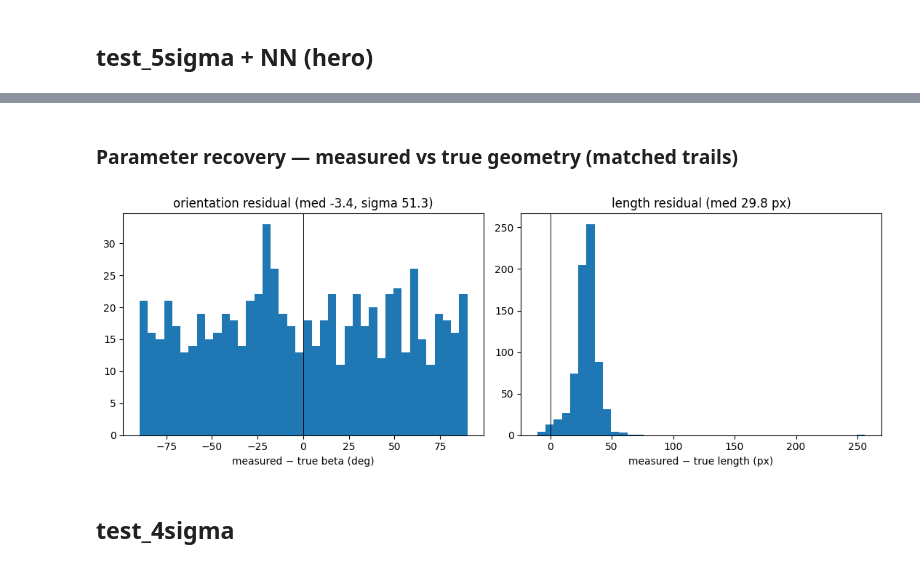
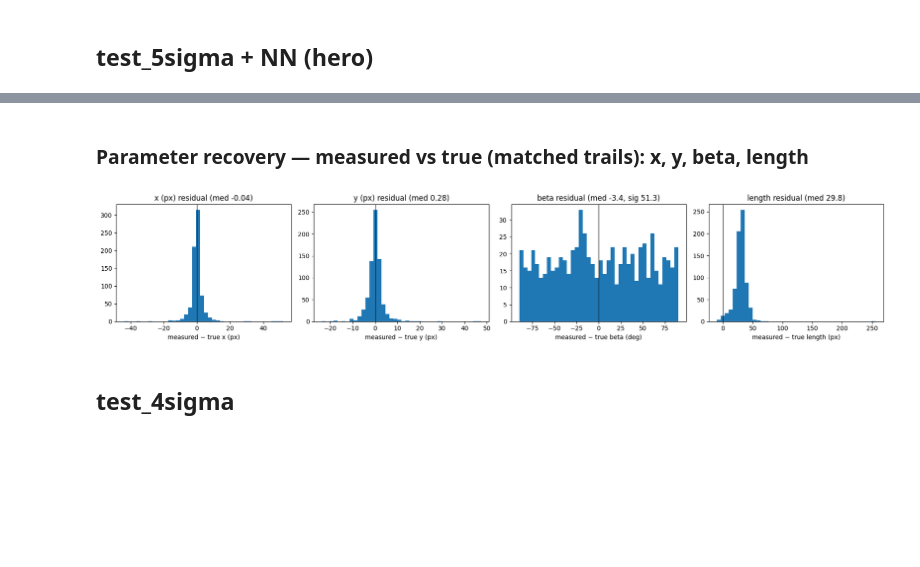
Before and after one commit to dirac-institute/Asteroid_detection_CNN, a Jupyter notebook: Evaluation/Evaluation.ipynb, the cells around one changed output, grey strips where cells are left out. Cells and saved outputs as stored; diff of their text form; code cells hidden in the pictures; blank space fills up the shorter version.

```diff
--- a/Evaluation/Evaluation.ipynb
+++ b/Evaluation/Evaluation.ipynb
@@ -86,16 +90,16 @@ Actual Positive                 275                 725
 [figure]
 [figure]
 # %% [markdown]
-### Parameter recovery — measured vs true geometry (matched trails)
+### Parameter recovery — measured vs true (matched trails): x, y, beta, length
 # %%
-dbeta = ((pairs.meas_beta - pairs.beta + 90) % 180) - 90
-dlen = pairs.meas_length - pairs.trail_length
-fig, ax = plt.subplots(1, 2, figsize=(11,4))
-ax[0].hist(dbeta, bins=40); ax[0].axvline(0,c='k',lw=.7); ax[0].set_xlabel('measured − true beta (deg)'); ax[0].set_title(f'orientation residual (med {dbeta.median():.1f}, sigma {dbeta.std():.1f})')
-ax[1].hist(dlen, bins=40); ax[1].axvline(0,c='k',lw=.7); ax[1].set_xlabel('measured − true length (px)'); ax[1].set_title(f'length residual (med {dlen.median():.1f} px)')
+fig, ax = plt.subplots(1, 4, figsize=(18,3.6))
+for k,(col,mcol,lab) in enumerate([('x','meas_x','x (px)'),('y','meas_y','y (px)')]):
+    d=pairs[mcol]-pairs[col]; ax[k].hist(d,bins=40); ax[k].axvline(0,c='k',lw=.7); ax[k].set_xlabel(f'measured − true {lab}'); ax[k].set_title(f'{lab} residual (med {d.median():.2f})')
+db=((pairs.meas_beta-pairs.beta+90)%180)-90; ax[2].hist(db,bins=40); ax[2].axvline(0,c='k',lw=.7); ax[2].set_xlabel('measured − true beta (deg)'); ax[2].set_title(f'beta residual (med {db.median():.1f}, sig {db.std():.1f})')
+dl=pairs.meas_length-pairs.trail_length; ax[3].hist(dl,bins=40); ax[3].axvline(0,c='k',lw=.7); ax[3].set_xlabel('measured − true length (px)'); ax[3].set_title(f'length residual (med {dl.median():.1f})')
 plt.tight_layout(); plt.show()
 # %% [output]
-[figure, old version]
+[figure, new version]
 # %% [markdown]
 ## test_4sigma
 # %%
```
Also changed, not shown: parts of 9 cells of this notebook.
